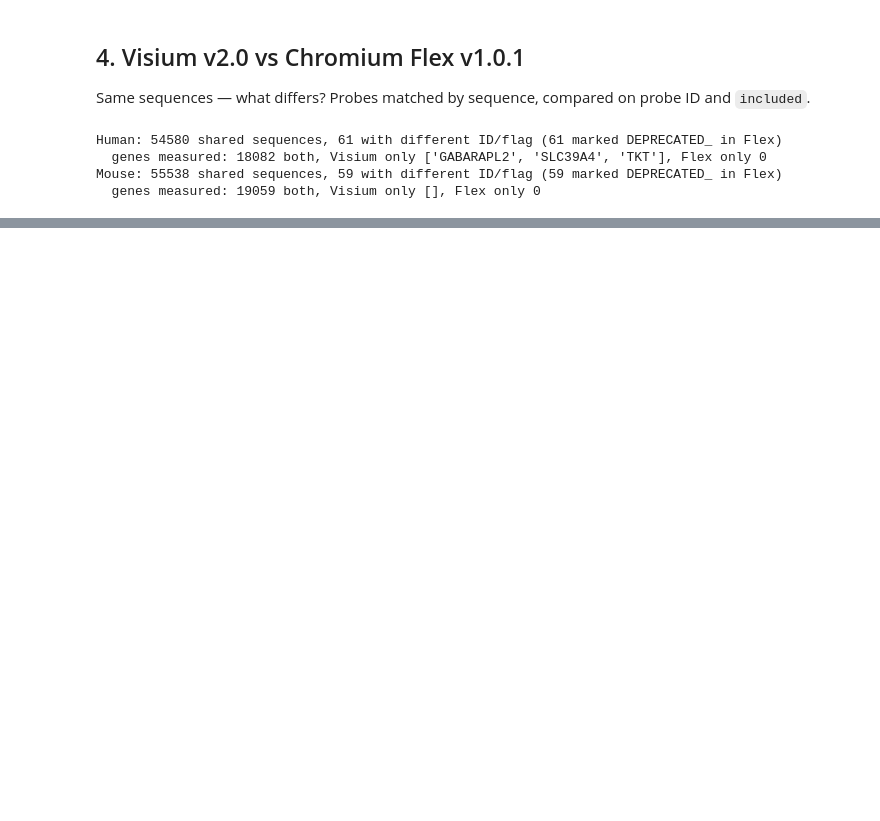
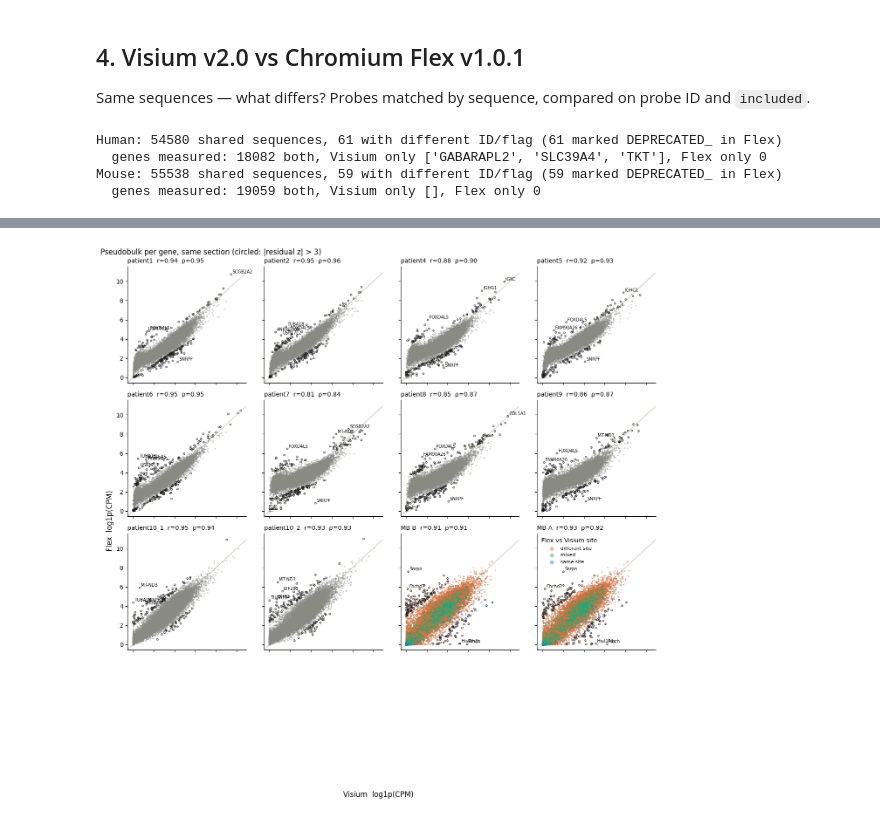
Before and after one commit to spatial-research/SIMPlex_analysis, a Jupyter notebook: scripts/jupyter/technical/probe_overlap.ipynb, the cells around one changed output, grey strips where cells are left out. Drawn from its saved outputs; the diff is of its cells as text; code cells hidden in the pictures; blank space fills up the shorter version.

```diff
--- a/scripts/jupyter/technical/probe_overlap.ipynb
+++ b/scripts/jupyter/technical/probe_overlap.ipynb
@@ -123,0 +246,16 @@ Mouse: 55538 shared sequences, 59 with different ID/flag (59 marked DEPRECATED_
+# %%
+def residual_z(df):
+    d = df[(df > 0).all(axis=1)].copy()
+    slope, icpt = np.polyfit(d.visium, d.flex, 1)
+    r = d.flex - (slope * d.visium + icpt)
+    d["z"] = (r - r.mean()) / r.std()
+    return d
+
+res = {s: residual_z(df) for s, df in expr.items()}
+out = pd.concat([d[d.z.abs() > 3].assign(sample=s) for s, d in res.items()]).rename_axis("gene_id").reset_index()
+out["symbol"] = out.gene_id.map(symbol)
+out["category"] = out.gene_id.map(category).where(out["sample"].str.startswith("MB"))
+out.sort_values(["sample", "z"]).to_csv(OUT_DIR / "visium_flex_outlier_genes.csv", index=False)
+cor["outliers_up"] = out[out.z > 0].groupby("sample").size()
+cor["outliers_down"] = out[out.z < 0].groupby("sample").size()
+cor.fillna(0).round(3)
@@ -123,0 +277,27 @@ Mouse: 55538 shared sequences, 59 with different ID/flag (59 marked DEPRECATED_
+# %%
+fig, axes = plt.subplots(4, 4, figsize=(13, 13), sharex=True, sharey=True)
+for ax, (s, df) in zip(axes.flat, expr.items()):
+    if s.startswith("MB"):
+        for cat, col in reversed(CAT_COL.items()):  # rare categories on top
+            g = df.index.map(category) == cat
+            ax.scatter(df.visium[g], df.flex[g], s=2, alpha=0.4, color=col, rasterized=True, label=cat)
+    else:
+        ax.scatter(df.visium, df.flex, s=2, alpha=0.3, color="#8a8a85", rasterized=True)
+    o = res[s][res[s].z.abs() > 3]
+    ax.scatter(o.visium, o.flex, s=8, facecolors="none", edgecolors="#1a1a1a", linewidths=0.6)
+    for g in o.z.abs().nlargest(4).index:
+        ax.annotate(symbol.get(g, g), (o.visium[g], o.flex[g]), fontsize=7, xytext=(2, 2), textcoords="offset points")
+    ax.axline((0, 0), slope=1, color="#c3c2b7", lw=1, zorder=0)
+    ax.set_title(f"{s}  r={cor.pearson[s]:.2f}  ρ={cor.spearman[s]:.2f}", loc="left", fontsize=10)
+    ax.spines[["top", "right"]].set_visible(False)
+axes.flat[len(expr) - 1].legend(title="Flex vs Visium site", markerscale=4, frameon=False, fontsize=8)
+for ax in axes.flat[len(expr):]:
+    ax.set_visible(False)
+fig.supxlabel("Visium  log1p(CPM)")
+fig.supylabel("Flex  log1p(CPM)")
+fig.suptitle("Pseudobulk per gene, same section (circled: |residual z| > 3)", x=0.01, ha="left")
+fig.tight_layout()
+fig.savefig(OUT_DIR / "visium_flex_gene_scatter.pdf", dpi=300)
+plt.show()
+# %% [output]
+[figure, added]
```
Also changed, not shown: parts of 20 cells of this notebook, 1 other file.
